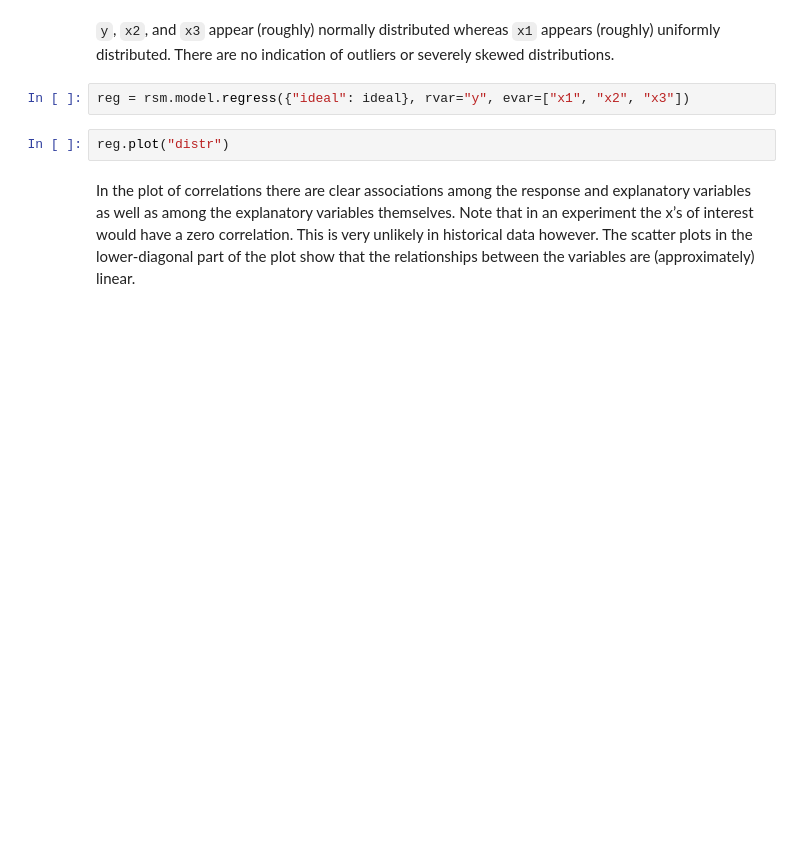
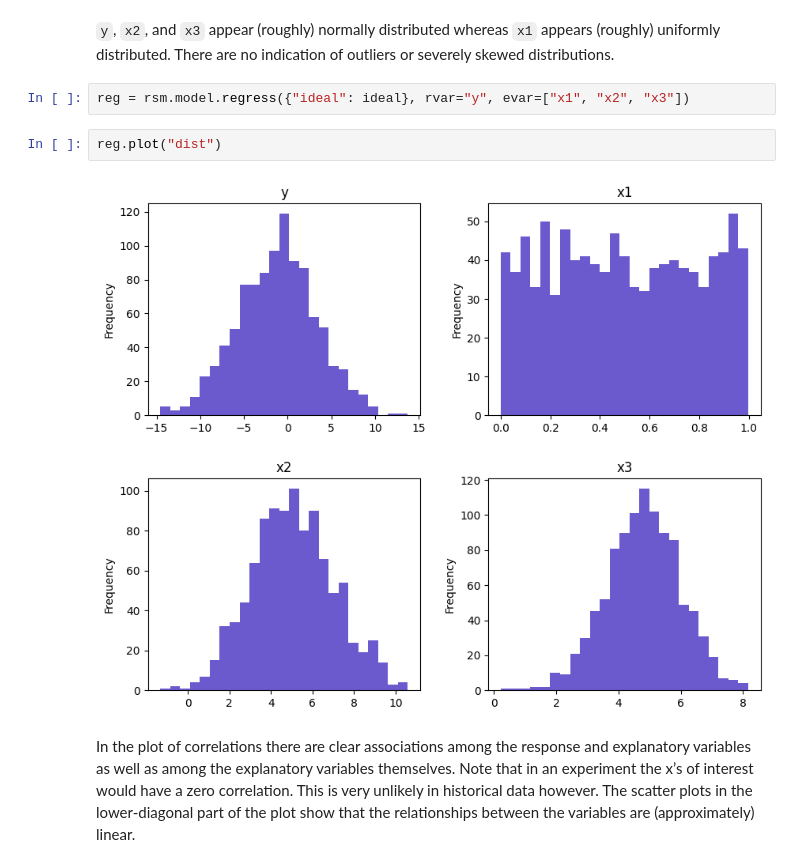
Before and after one commit to vnijs/pyrsm, a Jupyter notebook: examples/model/model-linear-regression.ipynb, the cells around one changed output. Drawn from its saved outputs; the diff is of its cells as text; blank space fills up the shorter version.

```diff
--- a/examples/model/model-linear-regression.ipynb
+++ b/examples/model/model-linear-regression.ipynb
@@ -210,7 +210,9 @@ A data frame with 1000 observations on 4 variables (y, x1, x2, and x3)
 # %%
 reg = rsm.model.regress({"ideal": ideal}, rvar="y", evar=["x1", "x2", "x3"])
 # %%
-reg.plot("distr")
+reg.plot("dist")
+# %% [output]
+[figure, added]
 # %% [markdown]
 In the plot of correlations there are clear associations among the response and explanatory variables as well as among the explanatory variables themselves. Note that in an experiment the x’s of interest would have a zero correlation. This is very unlikely in historical data however. The scatter plots in the lower-diagonal part of the plot show that the relationships between the variables are (approximately) linear.
 # %%
```
Also changed, not shown: parts of 11 cells of this notebook, 5 other files.
